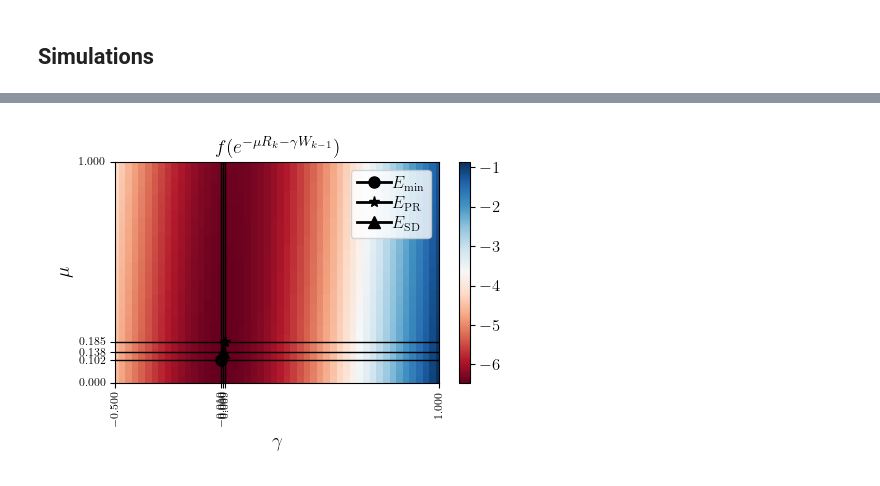
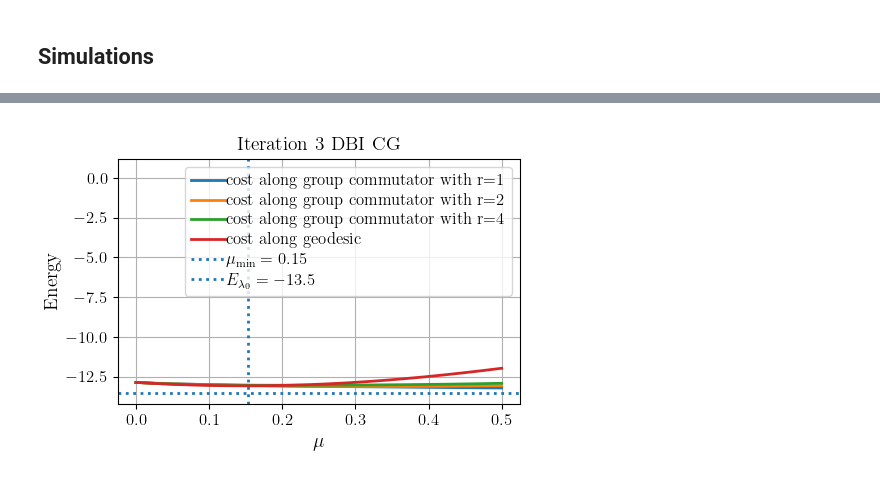
Before and after one commit to AndresArciaLopez/OptimisationOnUnitaries, a Jupyter notebook: CGonUnitaries.ipynb, the cells around one changed output, grey strips where cells are left out. Saved outputs shown, nothing was run; the diff lists cells and outputs as text; code cells hidden in the pictures.

```diff
--- a/CGonUnitaries.ipynb
+++ b/CGonUnitaries.ipynb
@@ -24,7 +24,7 @@ set_backend("numpy")
 Choose number of qubits and Hamiltonian
 # %%
 #Number of qubits
-L = 4
+L = 8
 #Size of system
 n = 2**L
 nsqrd = n**2
@@ -33,14 +33,19 @@ H_def = sum([ Z(x)*Z(x+1) +X(x)*X(x+1) + Y(x)*Y(x+1)  for x in range(L-1)])
 H_sh = hamiltonians.SymbolicHamiltonian(H_def)
 H = H_sh.matrix
 evals = sorted(np.linalg.eigvalsh(H))
+eigvals, eigvecs = np.linalg.eigh(H)
+ground_state = eigvecs[:, 0]
+
+print(evals[0] - eigvals[0]) #check that both methods give same ground state energy
+
 #minimum energy
-target_energy = evals[0]
-excited_energy = evals[1]
+target_energy = eigvals[0]
+excited_energy = eigvals[1]
 print("Ground state energy:", target_energy)
 print("First excited state:", excited_energy)
 
-gamma_high = 1
+gamma_high = 0.5
 gamma_low = -0.5
-mu_high = 1
+mu_high = 0.5
 mu_low = 0
 # %% [output]
@@ -448,14 +559,35 @@ def general_cg(mu_selector, mu_gamma_selector, label, marker, initial_U=np.eye(n
 ## Simulations
 # %%
 print("target energy is", target_energy)
-toplot = []
 
-grid_CG = general_cg(mu_line_search, mu_gamma_grid_searchA, "$\gamma_k = \gamma_\mathrm{min}, \mu_k = \mu_\mathrm{min}$", "*")
-toplot.append(grid_CG)
 
-line_SD = general_cg(mu_line_search, mu_line_search, "$\gamma_k = 0, \mu_k = \mu_\mathrm{min}$", "^")
-toplot.append(line_SD)
+grid_CG = descent_algorithm("DBI", mu_line_search, mu_gamma_grid_search, "greedy CG DBI", "*")
 
+line_SD = descent_algorithm("DBI", mu_line_search, mu_line_search, "greedy SD DBI", "^")
+
+grid_CG_GCI1 = descent_algorithm("GCI", mu_line_search, mu_gamma_grid_search, "greedy CG GCI 1", "s", num=1)
+
+line_SD_GCI1 = descent_algorithm("GCI", mu_line_search, mu_line_search, "greedy SD GCI 1", "o", num=1)
+
+# line_SD_GCI2 = descent_algorithm("GCI", mu_line_search, mu_line_search, "greedy SD GCI 2", ">", num=2)
+
+# line_SD_GCI4 = descent_algorithm("GCI", mu_line_search, mu_line_search, "greedy SD GCI 4", "p", num=4)
+
+grid_CG_GCI2 = descent_algorithm("GCI", mu_line_search, mu_gamma_grid_search, "greedy CG GCI 2", "v", num=2)
+
+grid_CG_GCI4 = descent_algorithm("GCI", mu_line_search, mu_gamma_grid_search, "greedy CG GCI 4", "<", num=4)
+
+
+
+# for i in range(grid_CG["iterations"]):
+#     phi = np.zeros([n,n], dtype=complex)
+#     c=1
+#     for j in range(i-1, -1,-1):
+#         c *= grid_CG["gammas"][j]
+#         phi +=  c * (grid_CG["unitaries"][j] @ PSI0 @ dagger(grid_CG["unitaries"][j]))
+#     phi += grid_CG["unitaries"][i]@PSI0@dagger(grid_CG["unitaries"][i])
+
+#     group_comm_plot(grid_CG["unitaries"][i], grid_CG["velocities"][i], phi, [1,2,4], i)
 # poly_SD = general_cg(mu_poly_approx, mu_poly_approx, "$\gamma_k = 0, \mu_k = \mu_\mathrm{poly}$", "p")
 # toplot.append(poly_SD)
 
@@ -466,7 +598,37 @@ toplot.append(line_SD)
 # toplot.append(line_pr_CG)
 
 # plot energies
-iter_plot(toplot, "energies", hlines=[{"mark": target_energy, "label": f"$E_* = {np.round(target_energy,2)}$"}])
-iter_plot(toplot, "mus")
-iter_plot(toplot, "gammas")
+iter_plot([grid_CG, line_SD], "energies", "DBI CG vs SD",hlines=[{"mark": target_energy, "label": f"$E_{{\lambda_0}} = {np.round(target_energy,2)}$"},
+                                                  {"mark": excited_energy, "label": f"$E_{{\lambda_1}} = {np.round(excited_energy,2)}$"}])
+
+iter_plot([grid_CG, grid_CG_GCI1, grid_CG_GCI2, grid_CG_GCI4], "energies", "GCI CG vs DBI CG", hlines=[{"mark": target_energy, "label": f"$E_{{\lambda_0}} = {np.round(target_energy,2)}$"},
+                                                  {"mark": excited_energy, "label": f"$E_{{\lambda_1}} = {np.round(excited_energy,2)}$"}])
+
+iter_plot([line_SD, line_SD_GCI1], "energies", "GCI SD", hlines=[{"mark": target_energy, "label": f"$E_{{\lambda_0}} = {np.round(target_energy,2)}$"},
+                                                  {"mark": excited_energy, "label": f"$E_{{\lambda_1}} = {np.round(excited_energy,2)}$"}])
+
+
+for x in range(grid_CG["iterations"]):
+    group_comm_plot(grid_CG["unitaries"][x], grid_CG["velocities"][x], grid_CG["PHIs"][x], f"Iteration {x} DBI CG",
+                    vlines=[{"mark": grid_CG["mus"][x], "label": f"$\mu_\mathrm{{min}} = {np.round(grid_CG["mus"][x],2)}$"}],
+                    hlines=[{"mark": target_energy, "label": f"$E_{{\lambda_0}} = {np.round(target_energy,2)}$"}])
+
+    # group_comm_plot(line_SD["unitaries"][x], line_SD["velocities"][x], line_SD["PHIs"][x], f"Iteration {x} DBI SD",
+    #                 vlines=[{"mark": line_SD["mus"][x], "label": f"$\mu_\mathrm{{min}} = {np.round(line_SD["mus"][x],2)}$"}],
+    #                 hlines=[{"mark": target_energy, "label": f"$E_{{\lambda_0}} = {np.round(target_energy,2)}$"}])
+
+    group_comm_plot(grid_CG_GCI1["unitaries"][x], grid_CG_GCI1["velocities"][x], grid_CG_GCI1["PHIs"][x], f"Iteration {x} GCI 1 CG",
+                    vlines=[{"mark": grid_CG_GCI1["mus"][x], "label": f"$\mu_\mathrm{{min}} = {np.round(grid_CG_GCI1["mus"][x],2)}$"}],
+                    hlines=[{"mark": target_energy, "label": f"$E_{{\lambda_0}} = {np.round(target_energy,2)}$"}], mu_upper=0.15)
+
+    # group_comm_plot(grid_CG_GCI2["unitaries"][x], grid_CG_GCI2["velocities"][x], grid_CG_GCI2["PHIs"][x], f"Iteration {x} GCI 2 CG",
+    #                 vlines=[{"mark": grid_CG_GCI2["mus"][x], "label": f"$\mu_\mathrm{{min}} = {np.round(grid_CG_GCI2["mus"][x],2)}$"}],
+    #                 hlines=[{"mark": target_energy, "label": f"$E_{{\lambda_0}} = {np.round(target_energy,2)}$"}])
+
+    # group_comm_plot(grid_CG_GCI4["unitaries"][x], grid_CG_GCI4["velocities"][x], grid_CG_GCI4["PHIs"][x], f"Iteration {x} GCI 4 CG",
+    #                 vlines=[{"mark": grid_CG_GCI4["mus"][x], "label": f"$\mu_\mathrm{{min}} = {np.round(grid_CG_GCI4["mus"][x],2)}$"}],
+    #                 hlines=[{"mark": target_energy, "label": f"$E_{{\lambda_0}} = {np.round(target_energy,2)}$"}])
+
+iter_plot([grid_CG, line_SD], "mus", "Step sizes $\mu_k$")
+iter_plot([grid_CG, line_SD], "gammas", "$\gamma_k$")
 # %% [output]
@@ -483 +651 @@ target energy is -6.464101615137752
-[figure, old version]
+[figure, new version]
```
Also changed, not shown: parts of 9 cells of this notebook.
